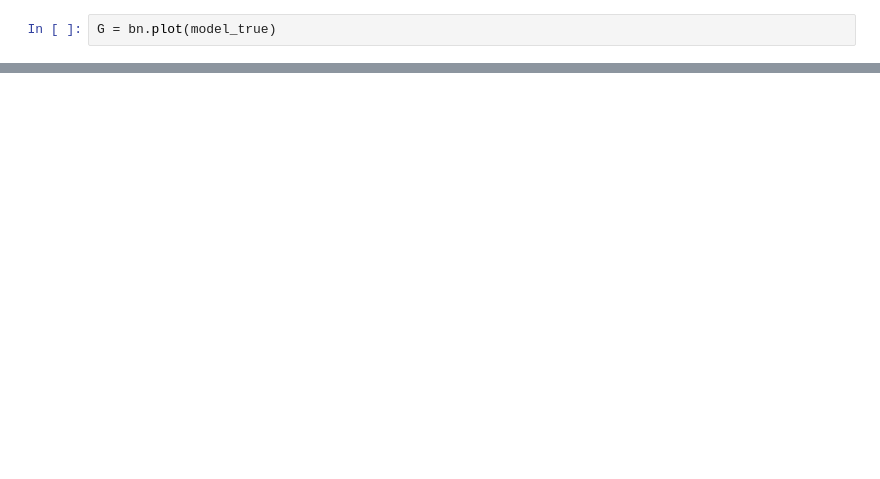
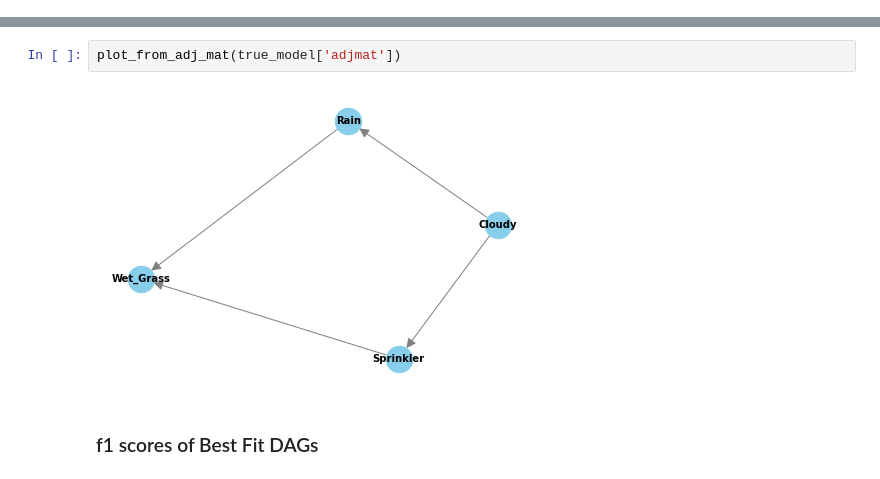
Before and after one commit to yashmaniya0/Markov-Equivalence-in-Bayesian-Networks, a Jupyter notebook: main.ipynb, the cells around one changed output, grey strips where cells are left out. Cells and saved outputs as stored; diff of their text form; blank space fills up the shorter version.

```diff
--- a/main.ipynb
+++ b/main.ipynb
@@ -85,2 +51,0 @@ G = bn.plot(model_learned)
-# %%
-G = bn.plot(model_true)
@@ -148,0 +158,6 @@ def calculate_f1_score(true_model, predicted_model):
+# %%
+plot_from_adj_mat(true_model['adjmat'])
+# %% [output]
+[figure, added]
+# %% [markdown]
+### f1 scores of Best Fit DAGs
```
Also changed, not shown: parts of 28 cells of this notebook, 1 other file.
